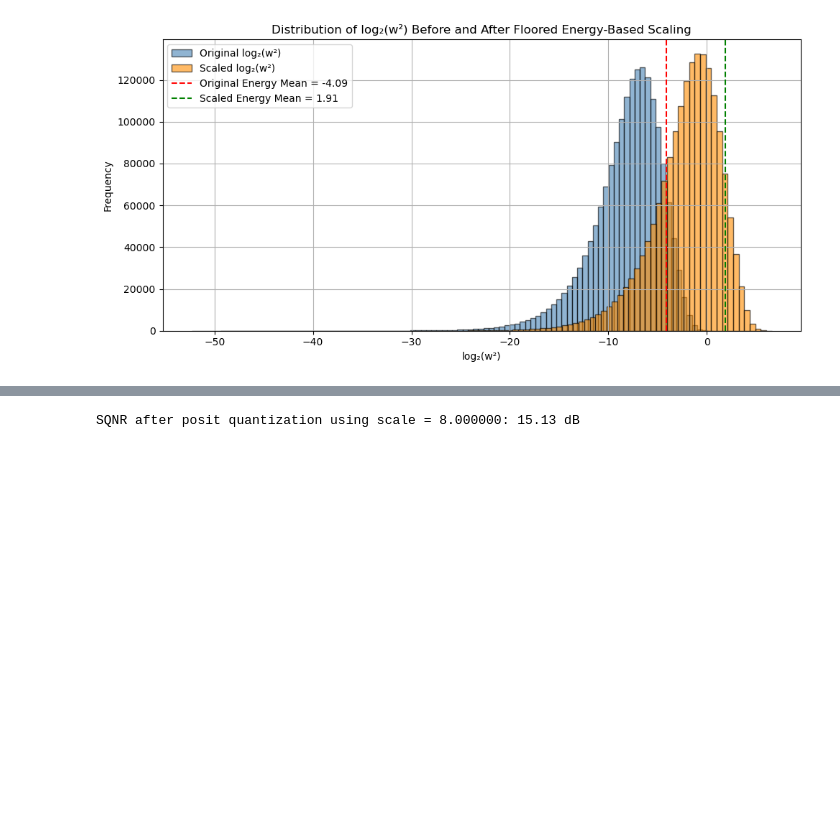
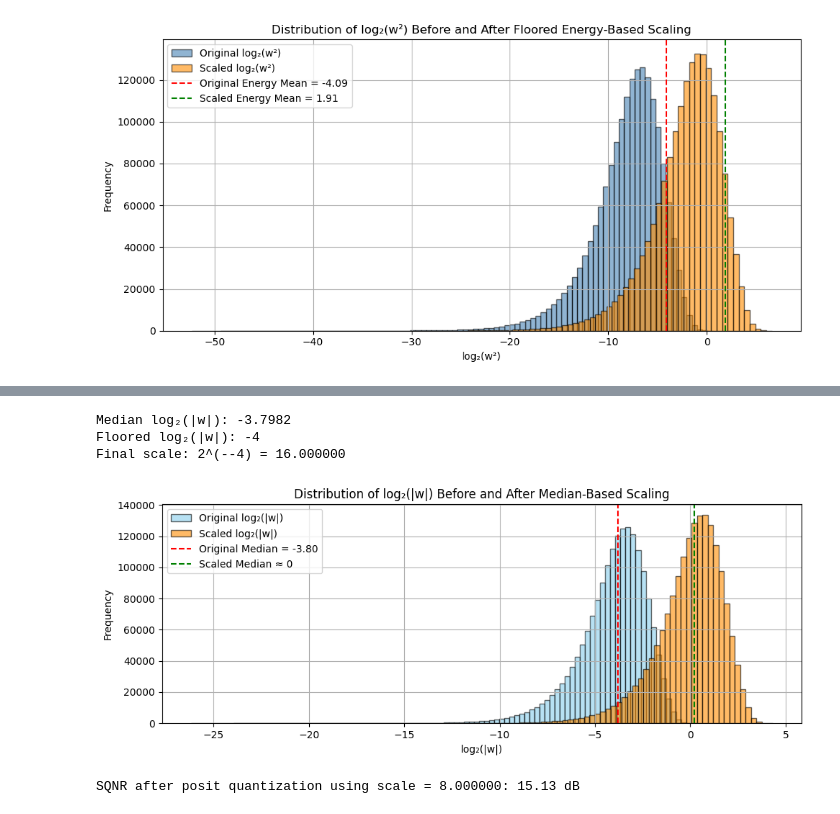
Before and after one commit to hplp/ai-hardware-project-posittune, a Jupyter notebook: quant_acc.ipynb, the cells around one changed output, grey strips where cells are left out. Saved outputs shown, nothing was run; the diff lists cells and outputs as text; code cells hidden in the pictures; blank space fills up the shorter version.

Commit message:
testing weighted mean

```diff
--- a/quant_acc.ipynb
+++ b/quant_acc.ipynb
@@ -62,3 +62,45 @@ Final scale: 2^(--3) = 8.000000
 After Scaling: Energy-weighted mean log₂(w²): 1.9134
 After Scaling: mean log₂(|w|): 0.9567
 [figure]
+# %%
+import torch
+import numpy as np
+import matplotlib.pyplot as plt
+from transformers import GPT2Model
+
+# Step 1: Load GPT-2 model and extract attention weights
+model = GPT2Model.from_pretrained("gpt2")
+attn_weights = model.h[1].attn.c_attn.weight.detach().cpu().numpy().flatten()
+
+# Step 2: Compute log2(|w|) and median
+epsilon = 1e-8
+abs_weights = np.abs(attn_weights) + epsilon
+log2_abs = np.log2(abs_weights)
+median_log2_abs = np.median(log2_abs)
+
+# Floor to nearest power-of-2 scaling
+floored_log2 = int(np.floor(median_log2_abs))
+scale = 2 ** (-floored_log2)
+
+print(f"Median log₂(|w|): {median_log2_abs:.4f}")
+print(f"Floored log₂(|w|): {floored_log2}")
+print(f"Final scale: 2^(-{floored_log2}) = {scale:.6f}")
+
+# Step 3: Apply scaling
+scaled_weights = attn_weights * scale
+log2_abs_scaled = np.log2(np.abs(scaled_weights) + epsilon)
+
+# Step 4: Plot
+plt.figure(figsize=(10, 4))
+plt.hist(log2_abs, bins=100, alpha=0.6, label="Original log₂(|w|)", color="skyblue", edgecolor='black')
+plt.hist(log2_abs_scaled, bins=100, alpha=0.6, label="Scaled log₂(|w|)", color="darkorange", edgecolor='black')
+plt.axvline(x=median_log2_abs, color='red', linestyle='--', label=f"Original Median = {median_log2_abs:.2f}")
+plt.axvline(x=median_log2_abs - floored_log2, color='green', linestyle='--', label=f"Scaled Median ≈ 0")
+plt.title("Distribution of log₂(|w|) Before and After Median-Based Scaling")
+plt.xlabel("log₂(|w|)")
+plt.ylabel("Frequency")
+plt.legend()
+plt.grid(True)
+plt.tight_layout()
+plt.show()
+# %% [output]
@@ -65,3 +114,7 @@ After Scaling: mean log₂(|w|): 0.9567
+Median log₂(|w|): -3.7982
+Floored log₂(|w|): -4
+Final scale: 2^(--4) = 16.000000
+[figure, added]
 # %%
 import torch
 from qtorch_plus.quant import posit_quantize
```
Also changed, not shown: parts of 3 cells of this notebook, 5 other files.
